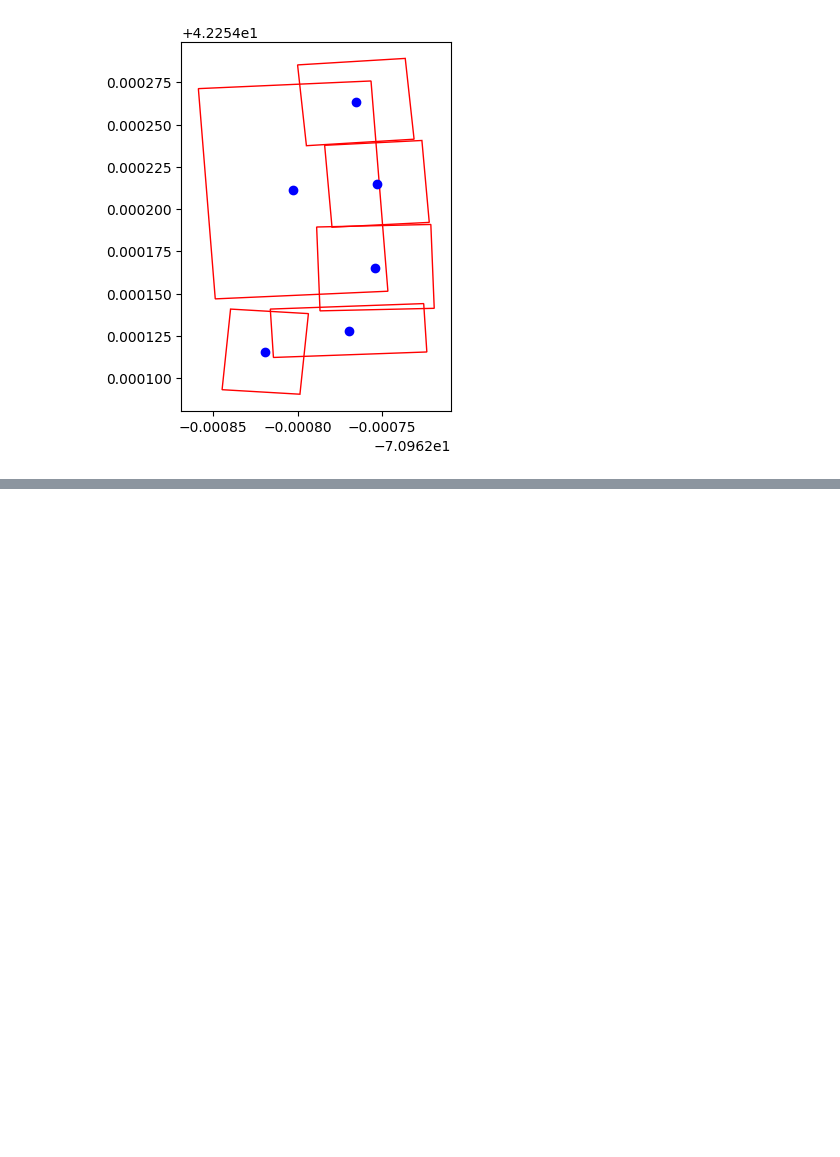
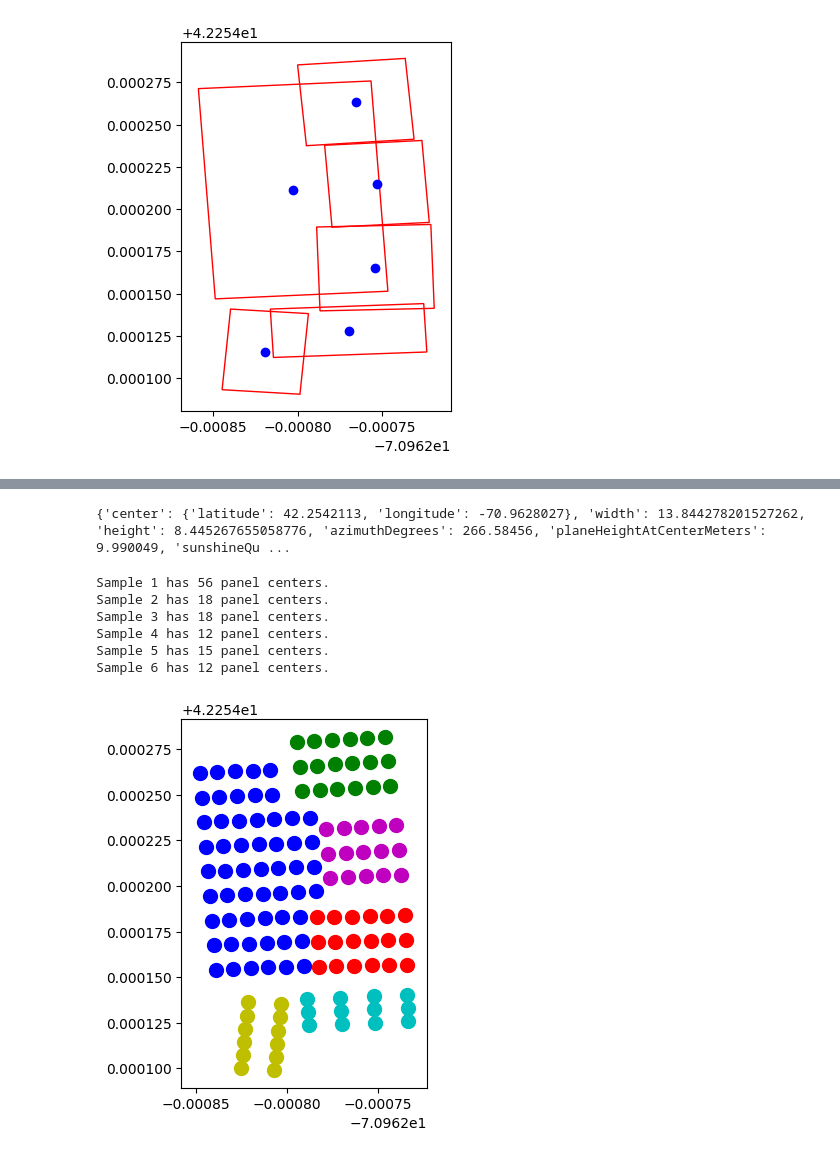
Before and after one commit to momova97/Solar_project, a Jupyter notebook: Azimuth.ipynb, the cells around one changed output, grey strips where cells are left out. Saved outputs shown, nothing was run; the diff lists cells and outputs as text; code cells hidden in the pictures; blank space fills up the shorter version.

```diff
--- a/Azimuth.ipynb
+++ b/Azimuth.ipynb
@@ -297,0 +308,78 @@ API Key obtained: eyJjaWQiOjI2OTYyMDcwLCJzIjoiMTY5OTU4MzkyNSIsInIiOjE4NCwicCI6Wy
+# %%
+def get_panels_centers(center, width, height, azimuth_degrees, panel_width, panel_height):
+    center_point = Point(center['latitude'], center['longitude'])
+
+    # Calculate the bottom center point
+    bottom_center = compute_offset(center_point, height / 2, (azimuth_degrees + 180) % 360)
+
+    # Calculate the bottom-left corner
+    bottom_left = compute_offset(bottom_center, width / 2, (azimuth_degrees + 270) % 360)
+
+    panel_centers = []
+
+    # Calculate the center points of each panel
+    for i in range(int(width // panel_width)):
+        for j in range(int(height // panel_height)):
+            # Calculate panel center relative to bottom-left corner
+            panel_center_x = (i + 0.5) * panel_width
+            panel_center_y = (j + 0.5) * panel_height
+
+            # Calculate panel center relative to bottom-left corner
+            top_center = compute_offset(bottom_left, panel_center_y, azimuth_degrees)
+            top_right = compute_offset(top_center, panel_center_x, (azimuth_degrees + 90) % 360)
+
+
+            panel_centers.append(( top_right.longitude, top_right.latitude))
+
+    return panel_centers
+
+# Example usage
+panel_width = 1.5  # Panel width in meters (or degrees)
+panel_height = 0.8  # Panel height in meters (or degrees)
+
+# Assuming you have a samples list
+for sample in samples:
+    panelcenters = get_panels_centers(sample['center'], sample['width'], sample['height'], sample['azimuthDegrees'], panel_width, panel_height)
+    sample['panelcenters'] = panelcenters
+
+# Printing the first sample for demonstration
+print(samples[0])
+# %% [output]
+{'center': {'latitude': 42.2542113, 'longitude': -70.9628027}, 'width': 13.844278201527262, 'height': 8.445267655058776, 'azimuthDegrees': 266.58456, 'planeHeightAtCenterMeters': 9.990049, 'sunshineQu ...
+# %%
+import matplotlib.pyplot as plt
+
+fig, ax = plt.subplots()
+ax.set_aspect('equal')
+
+# Prepare lists to hold the latitude and longitude values for setting plot bounds
+lats = []
+longs = []
+
+colors = ['b', 'g', 'r', 'c', 'm', 'y', 'k']  # Different colors for different samples
+
+# Iterate over each sample to plot the panel centers
+for index, sample in enumerate(samples):
+    color = colors[index % len(colors)]  # Cycle through colors
+    num_centers = len(sample['panelcenters'])
+    print(f"Sample {index+1} has {num_centers} panel centers.")  # Diagnostic print
+
+    for center in sample['panelcenters']:
+        ax.plot(center[0], center[1], marker='o', color=color, markersize=10)  # Increased marker size
+        lats.append(center[1])
+        longs.append(center[0])
+
+# Set the bounds of the plot
+margin = 0.00001  # Adjust margin as necessary
+ax.set_xlim(min(longs) - margin, max(longs) + margin)
+ax.set_ylim(min(lats) - margin, max(lats) + margin)
+
+plt.show()
+# %% [output]
+Sample 1 has 56 panel centers.
+Sample 2 has 18 panel centers.
+Sample 3 has 18 panel centers.
+Sample 4 has 12 panel centers.
+Sample 5 has 15 panel centers.
+Sample 6 has 12 panel centers.
+[figure, added]
```
Also changed, not shown: parts of 6 cells of this notebook.
